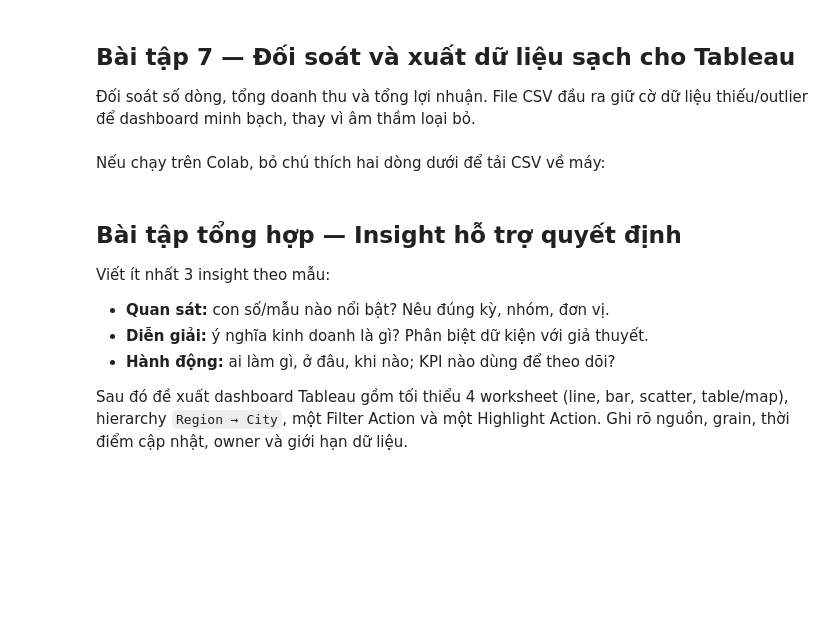
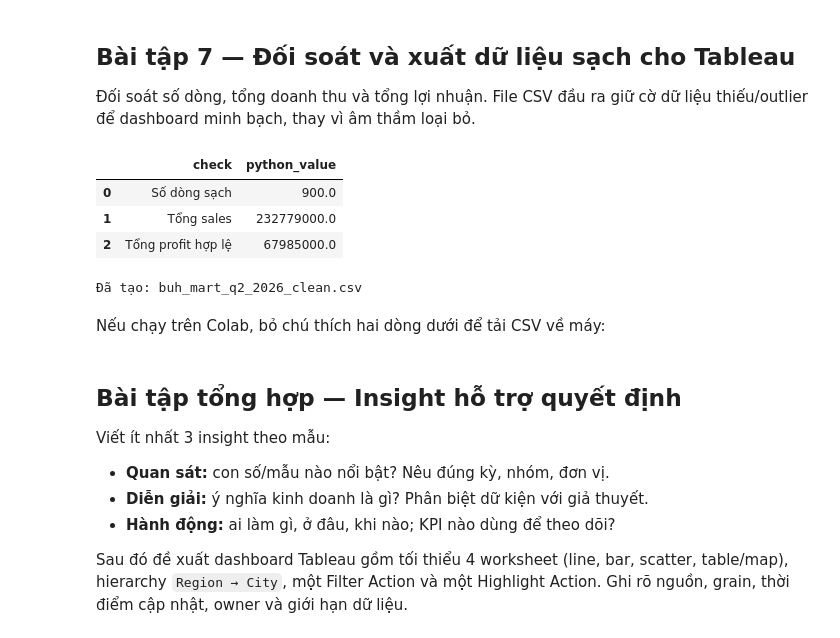
Before and after one commit to huynhhoc/trituekinhdoanh, a Jupyter notebook: src/chuong2/bai_tap_minh_hoa_chuong2.ipynb, the cells around one changed output. Cells and saved outputs as stored; diff of their text form; code cells hidden in the pictures; blank space fills up the shorter version.

```diff
--- a/src/chuong2/bai_tap_minh_hoa_chuong2.ipynb
+++ b/src/chuong2/bai_tap_minh_hoa_chuong2.ipynb
@@ -272,15 +355,21 @@ liệu thiếu/outlier để dashboard minh bạch, thay vì âm thầm loại b
 # %%
 audit = pd.DataFrame({
     "check": ["Số dòng sạch", "Tổng sales", "Tổng profit hợp lệ"],
     "python_value": [len(df), df["sales"].sum(), df["profit"].sum()]
 })
 assert audit.loc[0, "python_value"] == df["line_id"].nunique()
 assert df.groupby("region")["sales"].sum().sum() == df["sales"].sum()
 display(audit)
 
-output_file = "ailogy_mart_q2_2026_clean.csv"
+output_file = "buh_mart_q2_2026_clean.csv"
 df.to_csv(output_file, index=False, encoding="utf-8-sig")
 print("Đã tạo:", output_file)
+# %% [output]
+|  | check | python_value |
+| 0 | Số dòng sạch | 900.0 |
+| 1 | Tổng sales | 232779000.0 |
+| 2 | Tổng profit hợp lệ | 67985000.0 |
+Đã tạo: buh_mart_q2_2026_clean.csv
 # %% [markdown]
 Nếu chạy trên Colab, bỏ chú thích hai dòng dưới để tải CSV về máy:
 # %%
```
Also changed, not shown: parts of 18 cells of this notebook, 6 other files.
